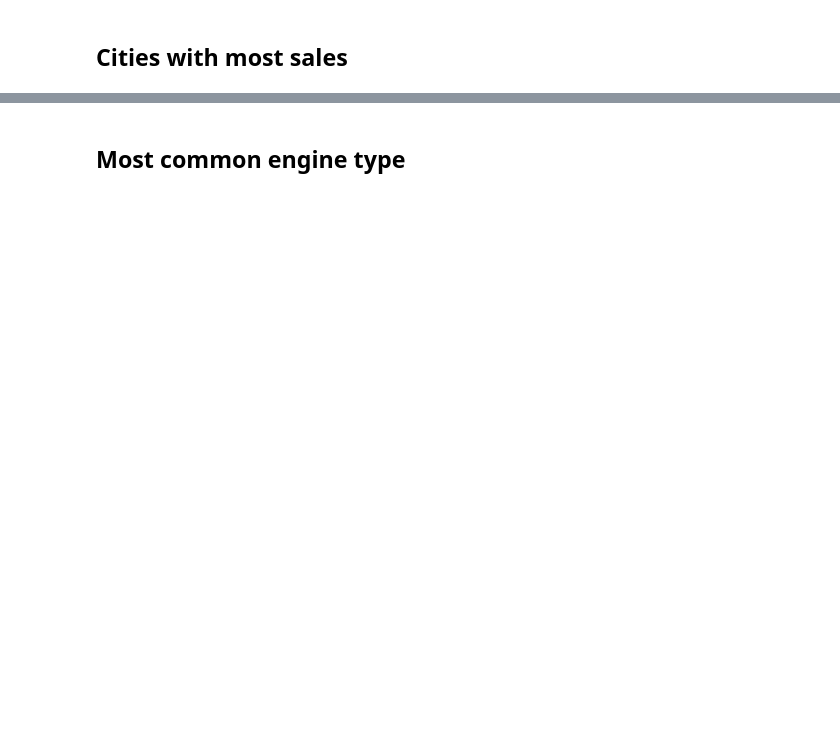
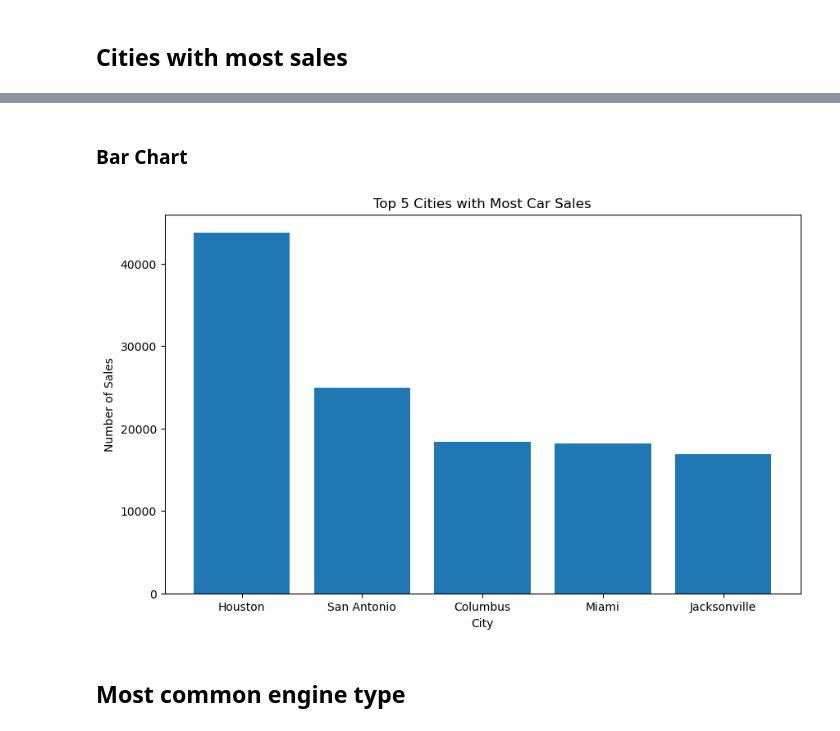
Before and after one commit to Coolnam3/big-data, a Jupyter notebook: big_data_spark_test.ipynb, the cells around one changed output, grey strips where cells are left out. Saved outputs shown, nothing was run; the diff lists cells and outputs as text; code cells hidden in the pictures; blank space fills up the shorter version.

Commit message:
Added plots, output included
- Added plots for most common engine types and cities with most sales.
- Did not clear outputs, so you don't have to run everything again.

```diff
--- a/big_data_spark_test.ipynb
+++ b/big_data_spark_test.ipynb
@@ -16,8 +16,8 @@ sc = spark.sparkContext
 data = spark.read.options(header=True,
                         escape='"',
                         multiline=True,
-                        ).csv('hdfs://localhost:9000/cars/used_cars_data.csv')
-                        #).csv('hdfs://localhost:9000/user/mhhel/used_cars_data/used_cars_data.csv') #Mo's path
+                        #).csv('hdfs://localhost:9000/cars/used_cars_data.csv')
+                        ).csv('hdfs://localhost:9000/user/mhhel/used_cars_data/used_cars_data.csv') #Mo's path
 # %%
 row_count = data.count()
 column_count = len(data.columns)
@@ -134,3 +272,23 @@ top_5_cities.show()
+# %% [markdown]
+### Bar Chart
+# %%
+# Collect the results from the existing top_5_cities DataFrame
+top_5_cities_data = top_5_cities.collect()
+
+# Prepare data for plotting
+cities = [row["city"] for row in top_5_cities_data]
+sales_counts = [row["sales_count"] for row in top_5_cities_data]
+
+# Plot the plot to make it a plotted plot and become the plotted plot plotter
+
+plt.figure(figsize=(10, 6))
+plt.bar(cities, sales_counts)
+plt.xlabel("City")
+plt.ylabel("Number of Sales")
+plt.title("Top 5 Cities with Most Car Sales")
+plt.show()
+# %% [output]
+[figure, added]
 # %% [markdown]
 ## Most common engine type
 # %%
```
Also changed, not shown: parts of 13 cells of this notebook.
